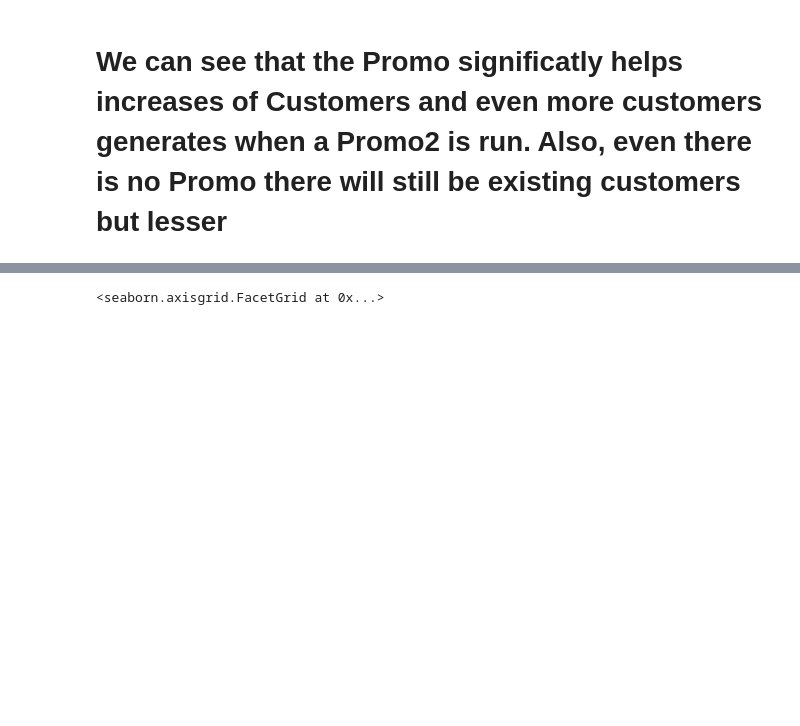
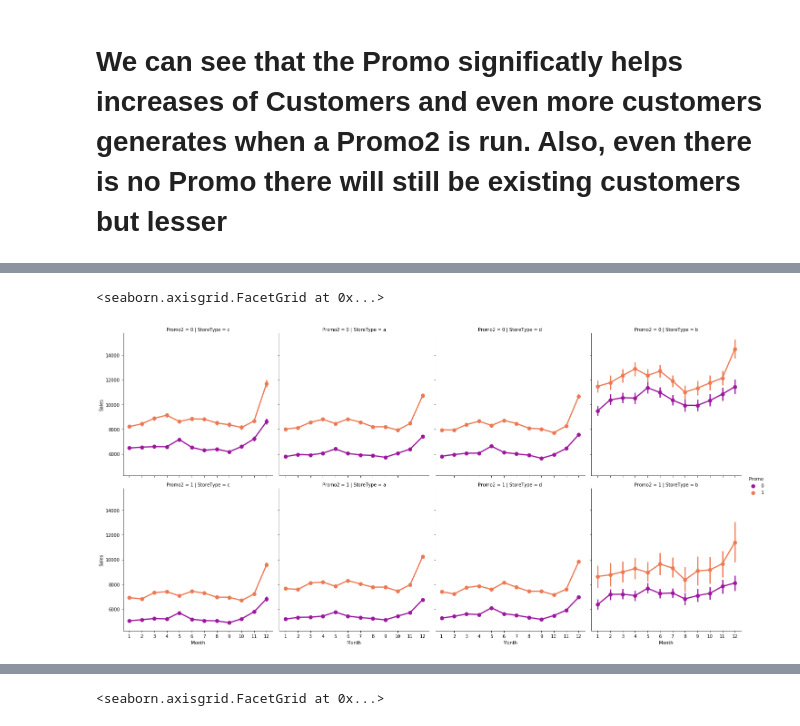
Before and after one commit to sam23121/Pharmaceutical_Sales_prediction, a Jupyter notebook: notebooks/EDA.ipynb, the cells around one changed output, grey strips where cells are left out. Saved outputs shown, nothing was run; the diff lists cells and outputs as text; code cells hidden in the pictures; blank space fills up the shorter version.

```diff
--- a/notebooks/EDA.ipynb
+++ b/notebooks/EDA.ipynb
@@ -145,0 +126,15 @@ sales_store
+# %%
+# data extraction
+train_store['Year'] = train_store.index.year
+train_store['Month'] = train_store.index.month
+train_store['Day'] = train_store.index.day
+train_store['WeekOfYear'] = train_store.index.weekofyear
+
+# adding new variable
+# train['SalePerCustomer'] = train['Sales']/train['Customers']
+train_store['SalePerCustomer'] = train_store['Sales']/train_store['Customers']
+train_store['SalePerCustomer'].describe()
+
+
+sales_store = train_store.groupby('Store').agg({'SalePerCustomer':'count', 'Sales' :'mean', 'Customers':'mean', 'Promo' :'mean','Promo2':'mean'})
+sales_store
@@ -145,0 +156,10 @@ sales_store
+# %%
+sns.factorplot(data = train_store, x = 'Month', y = "Sales",
+               col = 'StoreType', # per store type in cols
+               palette = 'plasma',
+               hue = 'Promo',
+               row = 'Promo2', # per store type in rows
+               )
+# %% [output]
+<seaborn.axisgrid.FacetGrid at 0x...>
+[figure, added]
```
Also changed, not shown: parts of 16 cells of this notebook, 3 other files.
